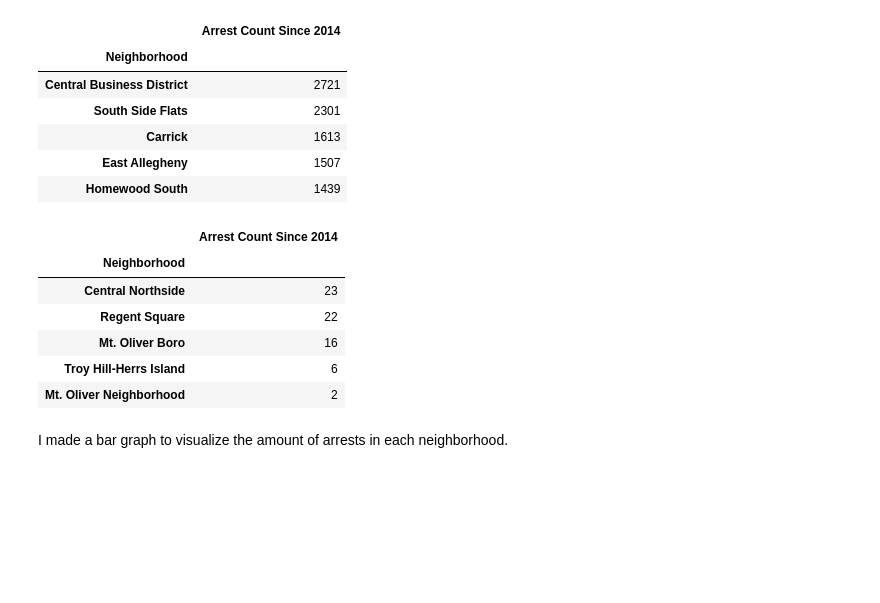
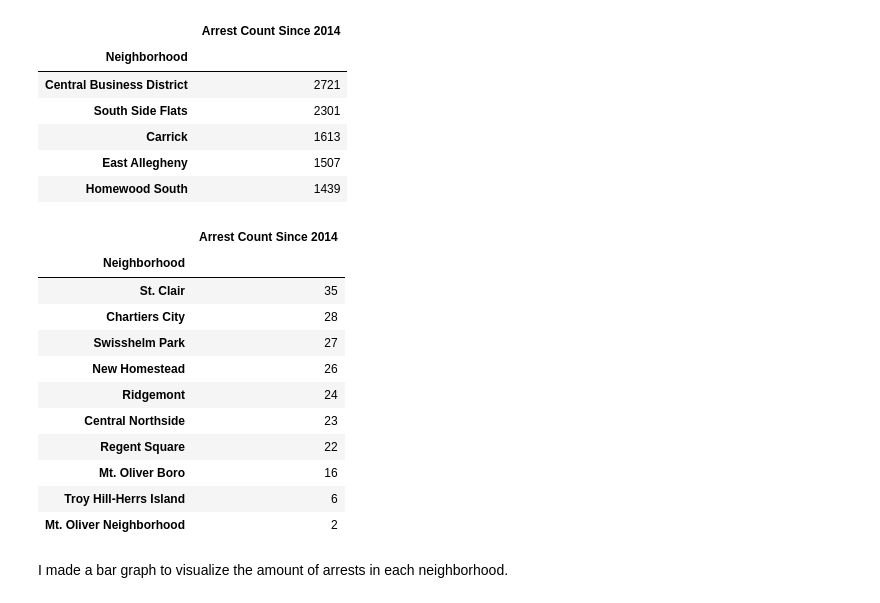
Before and after one commit to rainieracierto/FinalProject, a Jupyter notebook: FinalPresentation.ipynb, the cells around one changed output. Drawn from its saved outputs; the diff is of its cells as text; code cells hidden in the pictures; blank space fills up the shorter version.

```diff
--- a/FinalPresentation.ipynb
+++ b/FinalPresentation.ipynb
@@ -50,10 +50,15 @@ arrest_hood.head()
 | East Allegheny | 1507 |
 | Homewood South | 1439 |
 # %%
-arrest_hood.tail()
+arrest_hood.tail(10)
 # %% [output]
 |  | Arrest Count Since 2014 |
 | Neighborhood |  |
+| St. Clair | 35 |
+| Chartiers City | 28 |
+| Swisshelm Park | 27 |
+| New Homestead | 26 |
+| Ridgemont | 24 |
 | Central Northside | 23 |
 | Regent Square | 22 |
 | Mt. Oliver Boro | 16 |
```
Also changed, not shown: parts of 5 cells of this notebook, 1 other file.
